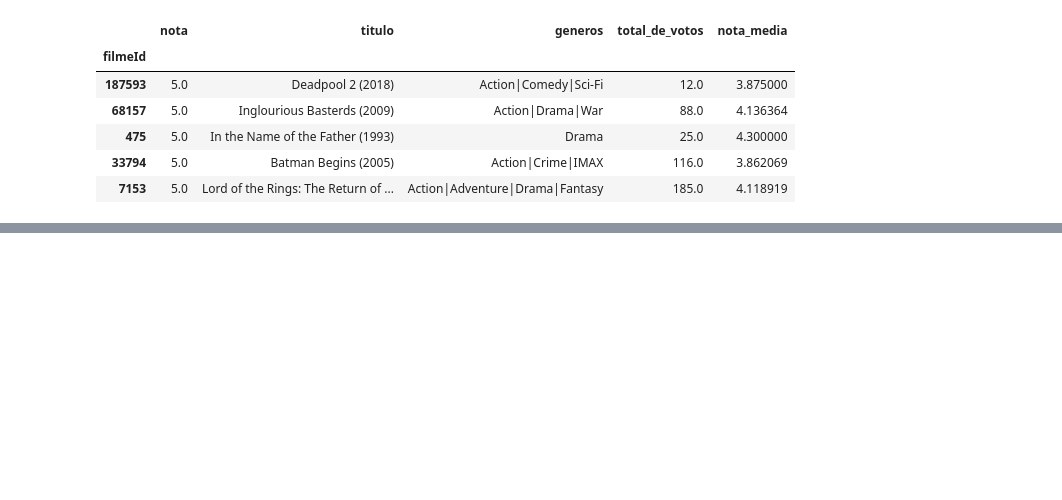
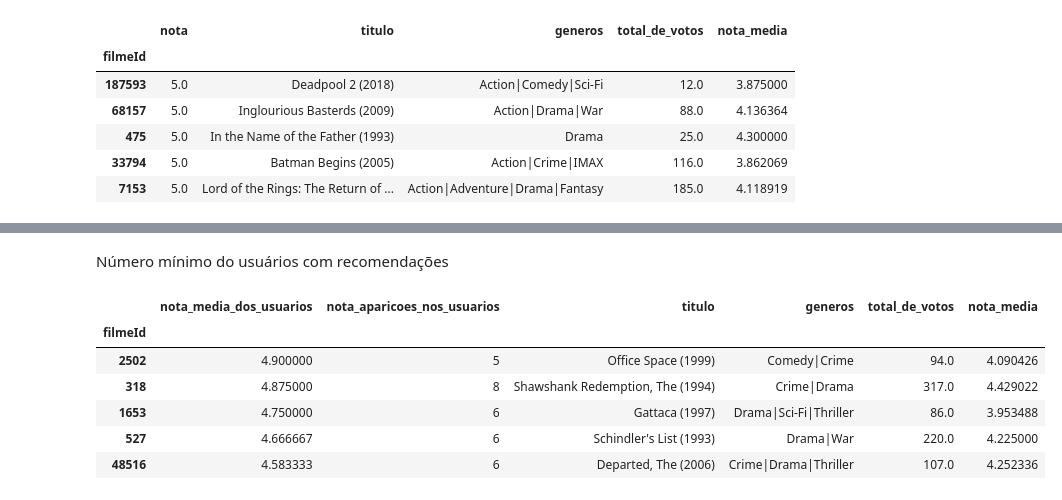
Before and after one commit to LuTDC/ml_negocios_digitais, a Jupyter notebook: Machine Learning - Intro a sistemas de recomendação em Python/Projeto.ipynb, the cells around one changed output, grey strips where cells are left out. Saved outputs shown, nothing was run; the diff lists cells and outputs as text; code cells hidden in the pictures; blank space fills up the shorter version.

```diff
--- a/Machine Learning - Intro a sistemas de recomendação em Python/Projeto.ipynb
+++ b/Machine Learning - Intro a sistemas de recomendação em Python/Projeto.ipynb
@@ -473,0 +523,3 @@ sugestoes_para_usuario(1, 10, 50).head()
+# %%
+notas = notas.set_index('filmeId').loc[filmes_com_mais_de_50_votos.index]
+notas.head()
@@ -473,0 +534,3 @@ sugestoes_para_usuario(1, 10, 50).head()
+# %%
+notas = notas.reset_index()
+notas.head()
@@ -473,0 +554,37 @@ sugestoes_para_usuario(1, 10, 50).head()
+# %% [markdown]
+Número mínimo do usuários com recomendações
+# %%
+def mais_proximos(id, n_mais_proximos=10, n=None):
+    distancias = distancia_de_todos(id, n=n)
+    distancias = distancias.sort_values('Distância')
+    distancias = distancias.set_index('Usuário 2').drop(id, errors='ignore')
+
+    return distancias.head(n_mais_proximos)
+# %%
+def sugestoes_para_usuario(id, n_mais_proximos=10, n=None):
+    notas_id = notas_do_usuario(id)
+    filmes_vistos = notas_id.index
+
+    similares = mais_proximos(id, n_mais_proximos, n)
+    similares = similares.index
+    notas_dos_similares = notas.set_index('usuarioId').loc[similares]
+    recomendacoes = notas_dos_similares.groupby('filmeId').mean()[['nota']]
+    aparicoes = notas_dos_similares.groupby('filmeId').count()[['nota']]
+
+    filtro_minimo = n_mais_proximos / 2
+    recomendacoes = recomendacoes.join(aparicoes, lsuffix='_media_dos_usuarios', rsuffix='_aparicoes_nos_usuarios')
+    recomendacoes = recomendacoes.query('nota_aparicoes_nos_usuarios >= %.2f' % filtro_minimo)
+    recomendacoes = recomendacoes.sort_values('nota_media_dos_usuarios', ascending=False)
+    recomendacoes = recomendacoes.drop(filmes_vistos, errors='ignore')
+
+    return recomendacoes.join(filmes)
+# %%
+sugestoes_para_usuario(611).head()
+# %% [output]
+|  | nota_media_dos_usuarios | nota_aparicoes_nos_usuarios | titulo | generos | total_de_votos | nota_media |
+| filmeId |  |  |  |  |  |  |
+| 2502 | 4.900000 | 5 | Office Space (1999) | Comedy|Crime | 94.0 | 4.090426 |
+| 318 | 4.875000 | 8 | Shawshank Redemption, The (1994) | Crime|Drama | 317.0 | 4.429022 |
+| 1653 | 4.750000 | 6 | Gattaca (1997) | Drama|Sci-Fi|Thriller | 86.0 | 3.953488 |
+| 527 | 4.666667 | 6 | Schindler's List (1993) | Drama|War | 220.0 | 4.225000 |
+| 48516 | 4.583333 | 6 | Departed, The (2006) | Crime|Drama|Thriller | 107.0 | 4.252336 |
```
Also changed, not shown: parts of 11 cells of this notebook.
